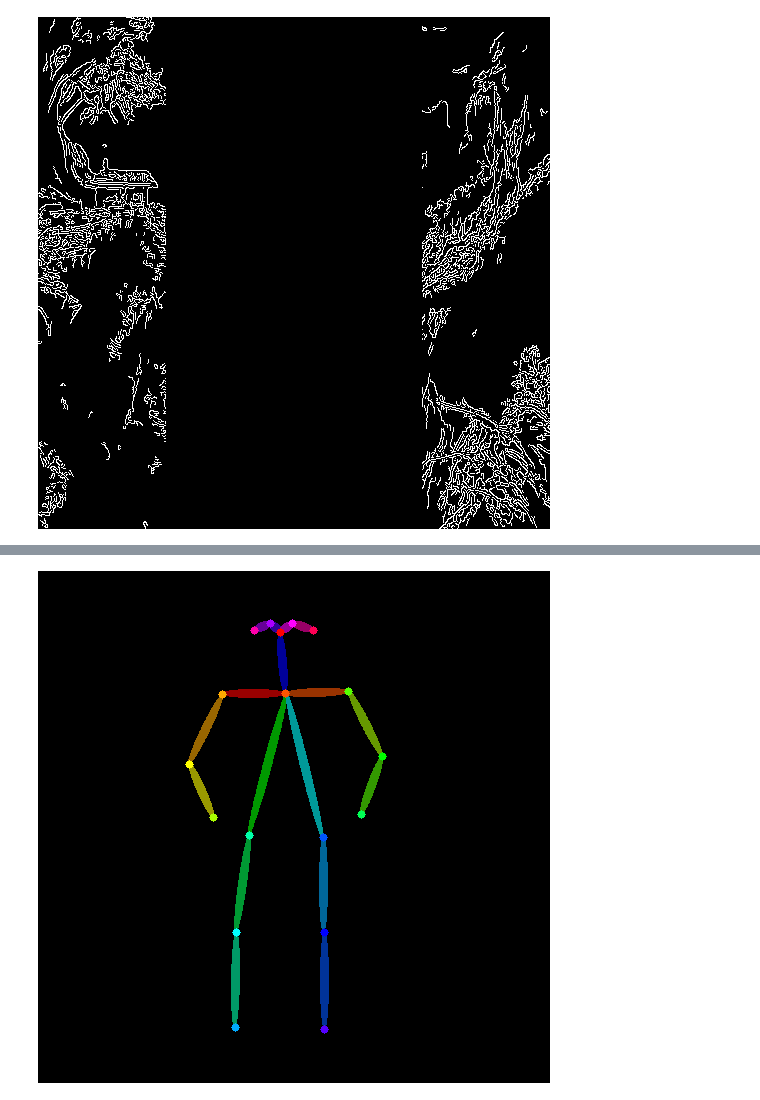
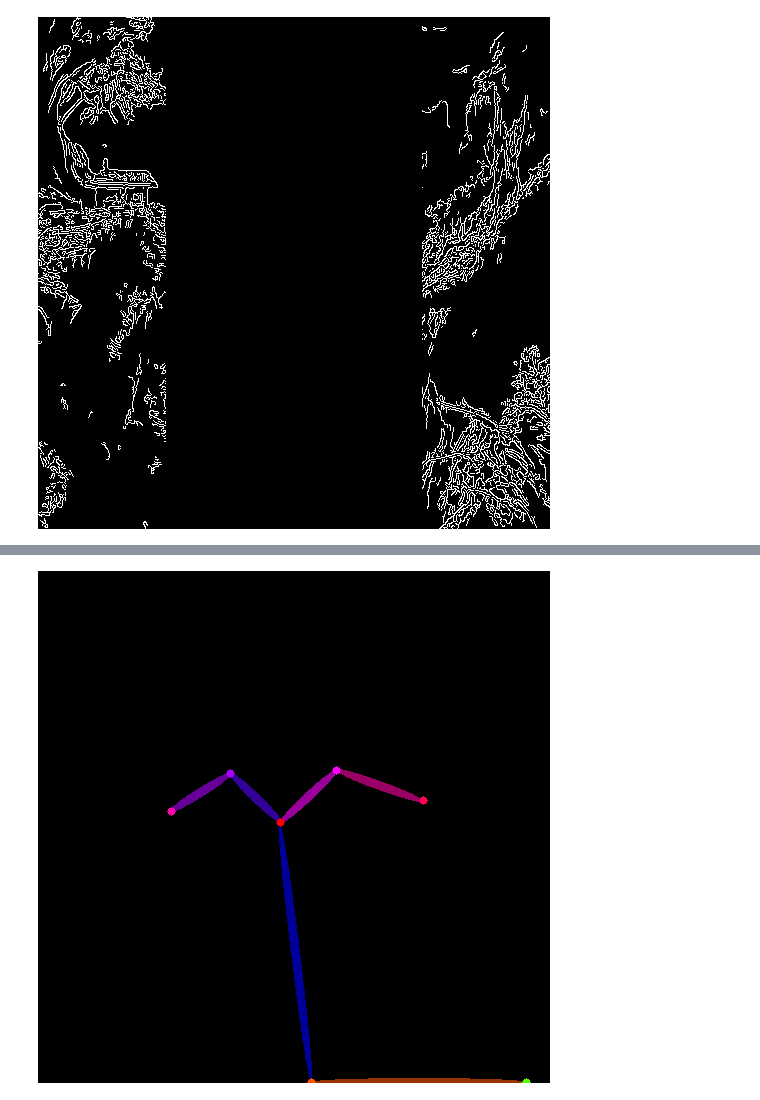
Before and after one commit to generative-ai-on-aws/generative-ai-on-aws, a Jupyter notebook: 11_controlnet/01_controlnet.ipynb, the cells around one changed output, grey strips where cells are left out. Cells and saved outputs as stored; diff of their text form; code cells hidden in the pictures.

Commit message:
updated images and code

```diff
--- a/11_controlnet/01_controlnet.ipynb
+++ b/11_controlnet/01_controlnet.ipynb
@@ -119,20 +140,20 @@ canny_image
 # %%
 from controlnet_aux import OpenposeDetector
 #from diffusers.utils import load_image
 from diffusers.utils.testing_utils import load_image
 
 openpose = OpenposeDetector.from_pretrained("lllyasviel/ControlNet")
 
-openpose_image = load_image(
-"https://dsoaws.s3.amazonaws.com/gaia/11_multimodal/img/person.png"
-)
+openpose_image = load_image("img/tommy_blue_tongue.png")
+#"https://dsoaws.s3.amazonaws.com/gaia/11_multimodal/img/person.png"
+
 openpose_image = openpose(openpose_image)
 
 openpose_image.save("./openpose.png")
 
 openpose_image
 # %% [output]
-[figure, old version]
+[figure, new version]
 # %%
 from diffusers import StableDiffusionControlNetPipeline
 from diffusers import ControlNetModel
```
Also changed, not shown: parts of 9 cells of this notebook, 19 other files.
